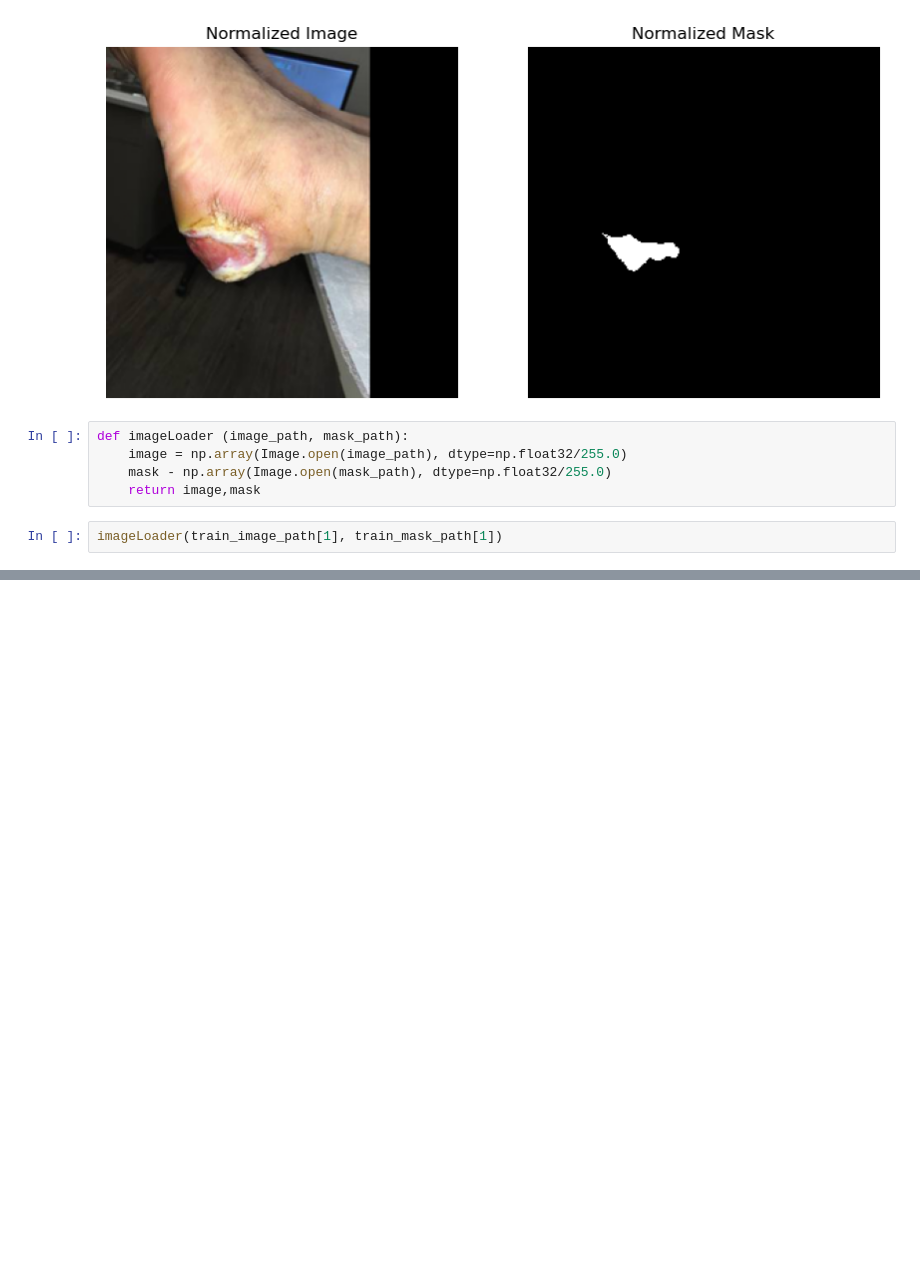
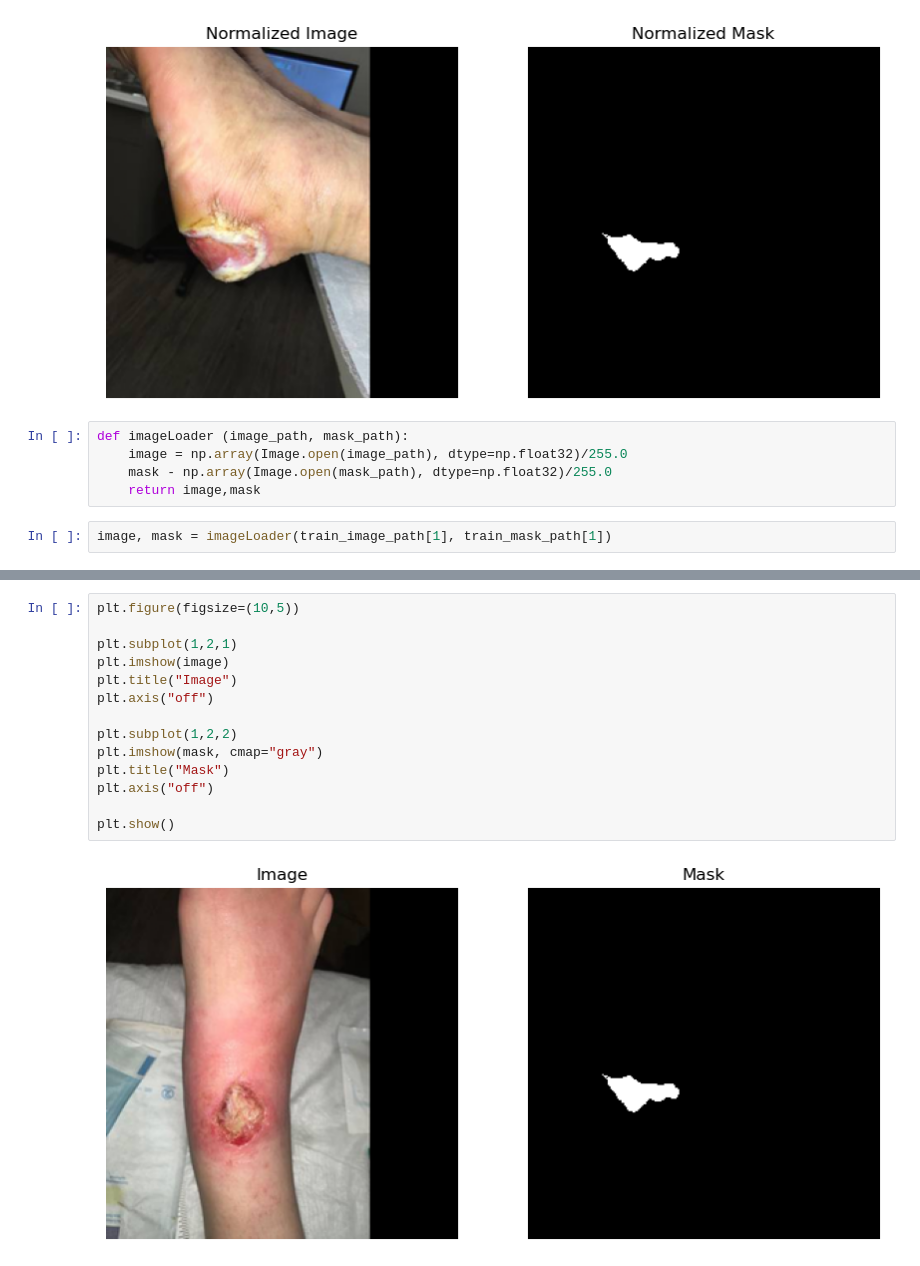
Before and after one commit to hosurVijay/Wound-Tracker, a Jupyter notebook: pythonbackendMl/notebooks/tensorFlow_pipeline.ipynb, the cells around one changed output, grey strips where cells are left out. Saved outputs shown, nothing was run; the diff lists cells and outputs as text; blank space fills up the shorter version.

Commit message:
uNET trainied on ipynb

```diff
--- a/pythonbackendMl/notebooks/tensorFlow_pipeline.ipynb
+++ b/pythonbackendMl/notebooks/tensorFlow_pipeline.ipynb
@@ -77,8 +77,8 @@ plt.show()
 [figure]
 # %%
 def imageLoader (image_path, mask_path):
-    image = np.array(Image.open(image_path), dtype=np.float32/255.0)
-    mask - np.array(Image.open(mask_path), dtype=np.float32/255.0)
+    image = np.array(Image.open(image_path), dtype=np.float32)/255.0
+    mask - np.array(Image.open(mask_path), dtype=np.float32)/255.0
     return image,mask
 # %%
-imageLoader(train_image_path[1], train_mask_path[1])
+image, mask = imageLoader(train_image_path[1], train_mask_path[1])
@@ -86,0 +110,16 @@ TypeError: unsupported operand type(s) for /: 'type' and 'float'
+# %%
+plt.figure(figsize=(10,5))
+
+plt.subplot(1,2,1)
+plt.imshow(image)
+plt.title("Image")
+plt.axis("off")
+
+plt.subplot(1,2,2)
+plt.imshow(mask, cmap="gray")
+plt.title("Mask")
+plt.axis("off")
+
+plt.show()
+# %% [output]
+[figure, added]
```
Also changed, not shown: parts of 30 cells of this notebook, 4 other files.
